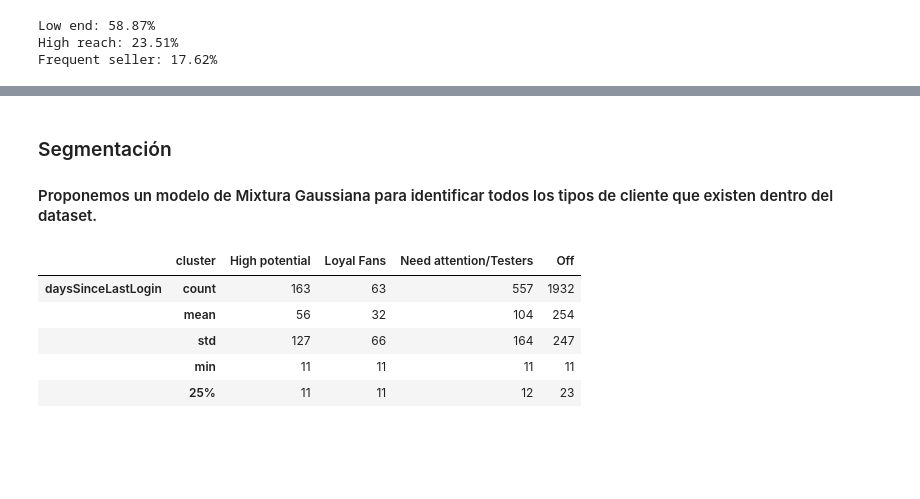
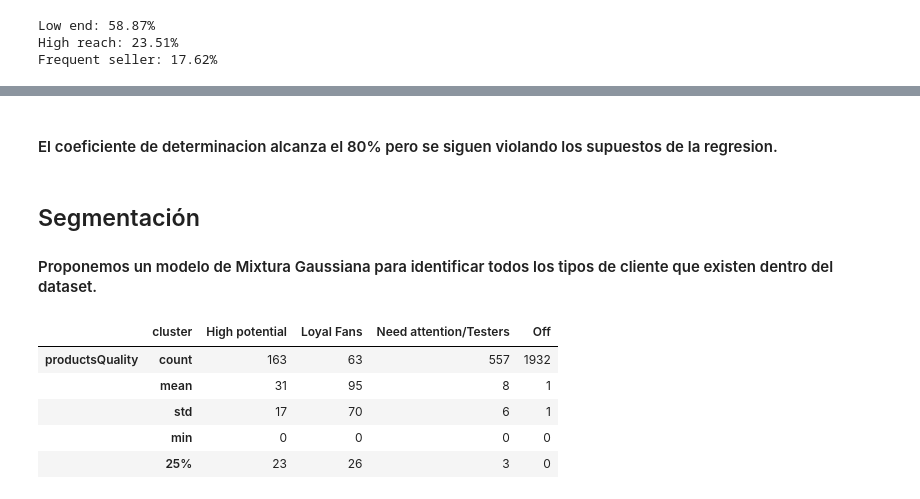
Before and after one commit to ldavidr3/Data-Science-PJ, a Jupyter notebook: e-Commerce Segmentation and Sales Prediction/seg_esp.ipynb, the cells around one changed output, grey strips where cells are left out. Cells and saved outputs as stored; diff of their text form; code cells hidden in the pictures; blank space fills up the shorter version.

```diff
--- a/e-Commerce Segmentation and Sales Prediction/seg_esp.ipynb
+++ b/e-Commerce Segmentation and Sales Prediction/seg_esp.ipynb
@@ -15,23 +15,24 @@ import matplotlib.pyplot as plt
 import plotly.graph_objects as go
 
 from imblearn.over_sampling import RandomOverSampler
-from sklearn.model_selectión import train_test_split
-from sklearn.preprocessing import RobustScaler, OneHotEncoder
+from sklearn.model_selection import train_test_split
+from sklearn.preprocessing import RobustScaler, OneHotEncoder, normalize
 from sklearn.compose import make_column_transformer
 from sklearn.pipeline import make_pipeline
-from sklearn.model_selectión import cross_val_score
+from sklearn.model_selection import cross_validate
 
-from sklearn.metrics import confusión_matrix ,  classificatión_report, accuracy_score
+from sklearn.metrics import confusion_matrix ,  classification_report
 
-from sklearn.linear_model import LinearRegressión
+from sklearn.linear_model import LinearRegression, Ridge
+from sklearn.model_selection import GridSearchCV, RepeatedKFold
 from sklearn.mixture import GaussianMixture
 import warnings
 warnings.filterwarnings('ignore')
 
 from IPython.display import display
 
-pd.set_optión("display.max_colwidth", 200)
-pd.set_optión('display.max_columns', None)
+pd.set_option("display.max_colwidth", 200)
+pd.set_option('display.max_columns', None)
 # %% [markdown]
 ------------
 ## Carga de Datos
@@ -443,31 +540,33 @@ plt.show()
+# %% [markdown]
+#### El coeficiente de determinacion alcanza el 80% pero se siguen violando los supuestos de la regresion.
 # %% [markdown]
-### Segmentación
+## Segmentación
 #### Proponemos un modelo de Mixtura Gaussiana para identificar todos los tipos de cliente que existen dentro del dataset.
 # %%
 scaler=RobustScaler()
 dataset_temp=users_revised[['productsQuality','daysSinceLastLogin','socialAct_1']]
 X = scaler.fit_transform(dataset_temp)
 #X = normalize(X_std,norm='l2')
 
 #gaussmix_pipe = make_pipeline(RobustScaler(), GaussianMixture(n_components=4, covariance_type='spherical',max_iter=2000, random_state=5))
 gmm=GaussianMixture(n_components=4, covariance_type='spherical',max_iter=2000, random_state=5).fit(X)
 labels = gmm.predict(X)
 dataset_temp['cluster'] = labels
 
-dataset_temp=dataset_temp.replace({0:'Off',3:'Need attentión/Testers',1:'High potential',2:'Loyal Fans'})
+dataset_temp=dataset_temp.replace({'cluster': {0:'Off',3:'Need attention/Testers',1:'High potential',2:'Loyal Fans'}})
 
-pd.optións.display.float_format = "{:.0f}".format
+pd.options.display.float_format = "{:.0f}".format
 summary=dataset_temp[['productsQuality','socialAct_1','daysSinceLastLogin','cluster']]
 summary.set_index("cluster", inplace = True)
 summary=summary.groupby('cluster').describe().transpose()
 summary.head()
 # %% [output]
 |  | cluster | High potential | Loyal Fans | Need attention/Testers | Off |
-| daysSinceLastLogin | count | 163 | 63 | 557 | 1932 |
-|  | mean | 56 | 32 | 104 | 254 |
-|  | std | 127 | 66 | 164 | 247 |
-|  | min | 11 | 11 | 11 | 11 |
-|  | 25% | 11 | 11 | 12 | 23 |
+| productsQuality | count | 163 | 63 | 557 | 1932 |
+|  | mean | 31 | 95 | 8 | 1 |
+|  | std | 17 | 70 | 6 | 1 |
+|  | min | 0 | 0 | 0 | 0 |
+|  | 25% | 23 | 26 | 3 | 0 |
 # %%
 PLOT = go.Figure()
 for C in list(dataset_temp.cluster.unique()):
```
Also changed, not shown: parts of 20 cells of this notebook.
